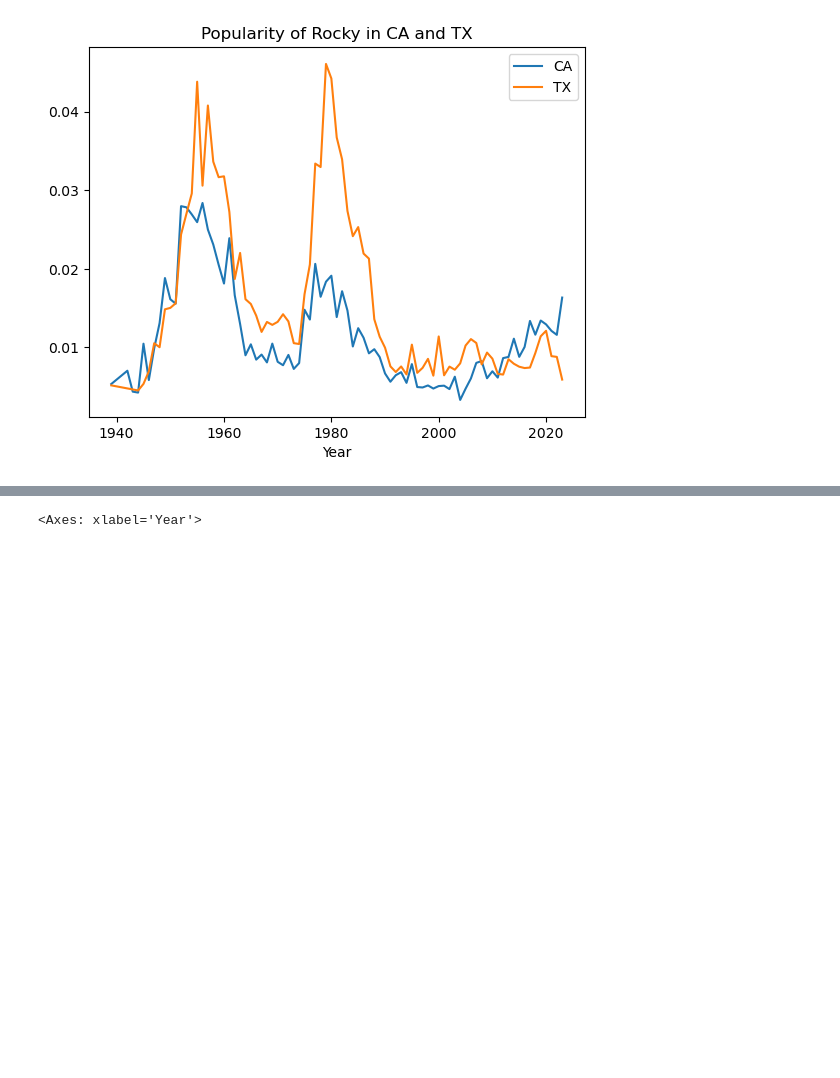
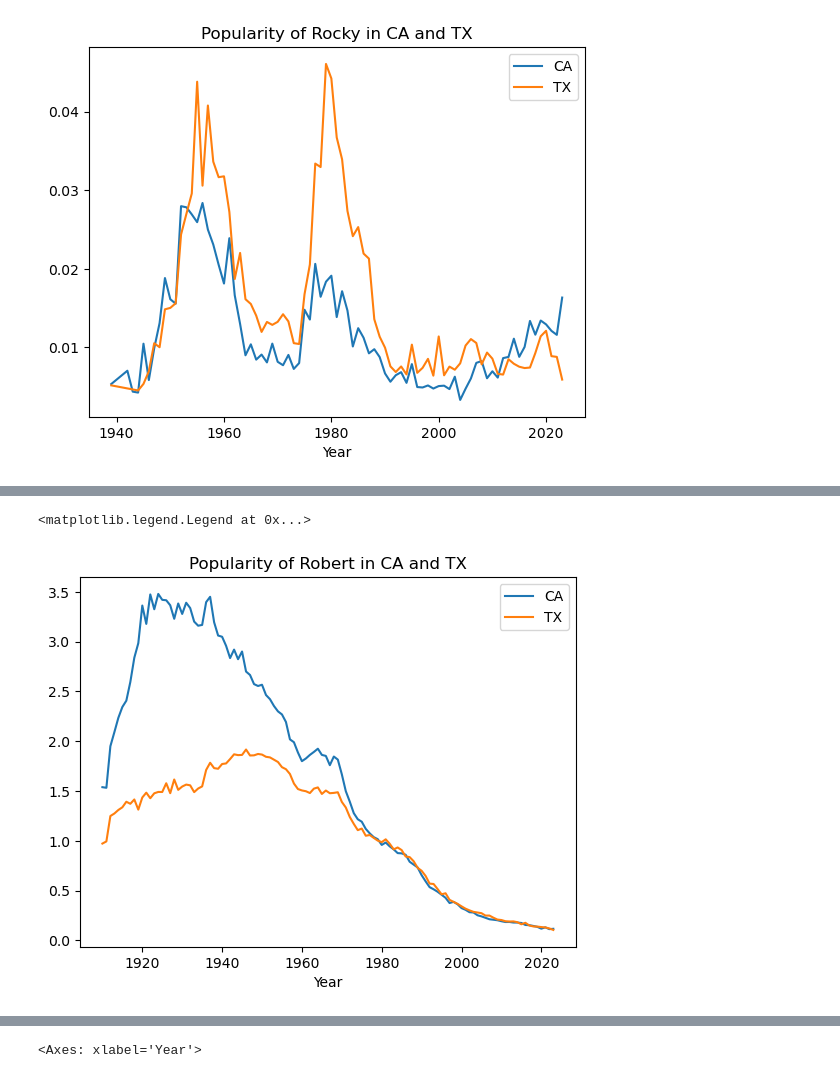
Before and after one commit to j-ales/PS4106_2024_25, a Jupyter notebook: week_5/Pandas-3-MultipleDatasets-with-answers.ipynb, the cells around one changed output, grey strips where cells are left out. Saved outputs shown, nothing was run; the diff lists cells and outputs as text; code cells hidden in the pictures; blank space fills up the shorter version.

```diff
--- a/week_5/Pandas-3-MultipleDatasets-with-answers.ipynb
+++ b/week_5/Pandas-3-MultipleDatasets-with-answers.ipynb
@@ -1122,0 +1200,9 @@ plt.legend(["CA","TX"])
+# %%
+
+babynames_concat.query("Name =='Robert' and State == 'CA'").groupby("Year").agg(sum)["percent"].plot()
+babynames_concat.query("Name =='Robert' and State == 'TX'").groupby("Year").agg(sum)["percent"].plot()
+plt.title('Popularity of Robert in CA and TX')
+plt.legend(["CA","TX"])
+# %% [output]
+<matplotlib.legend.Legend at 0x...>
+[figure, added]
```
Also changed, not shown: parts of 7 cells of this notebook, 1 other file.
